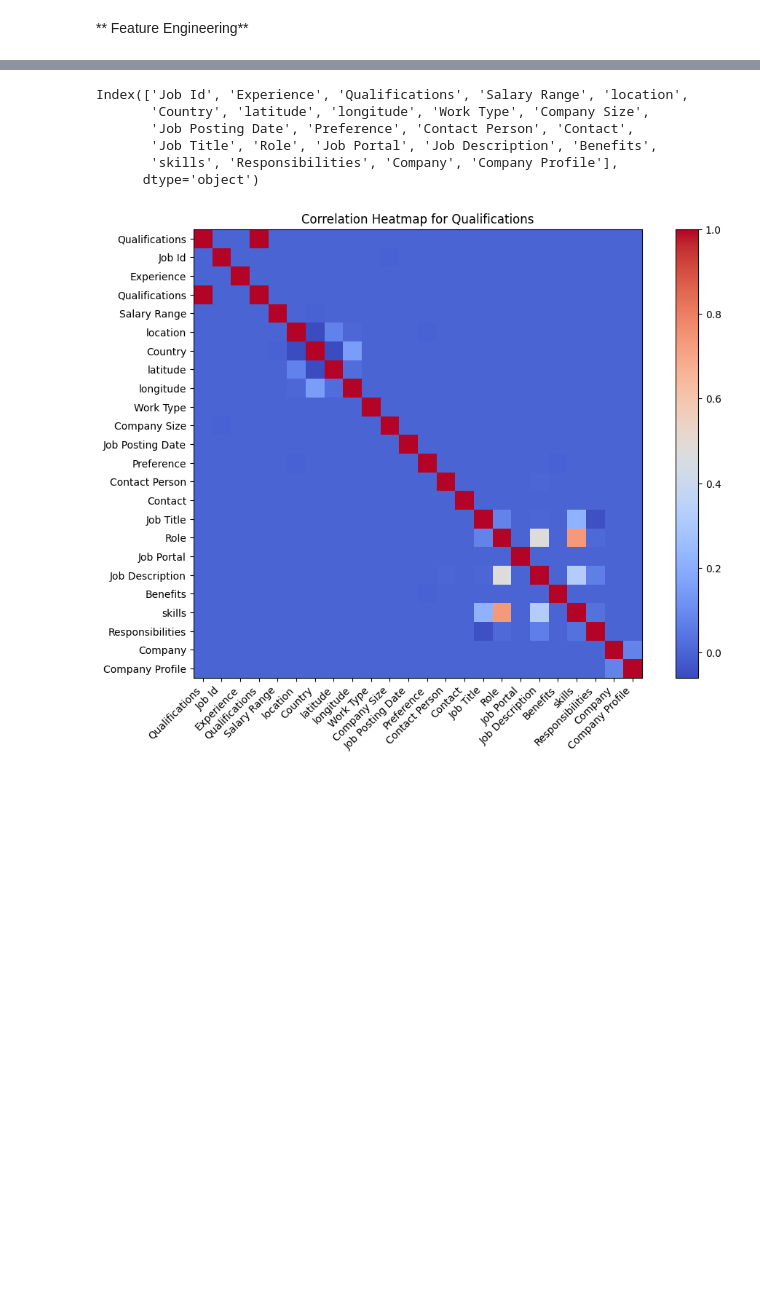
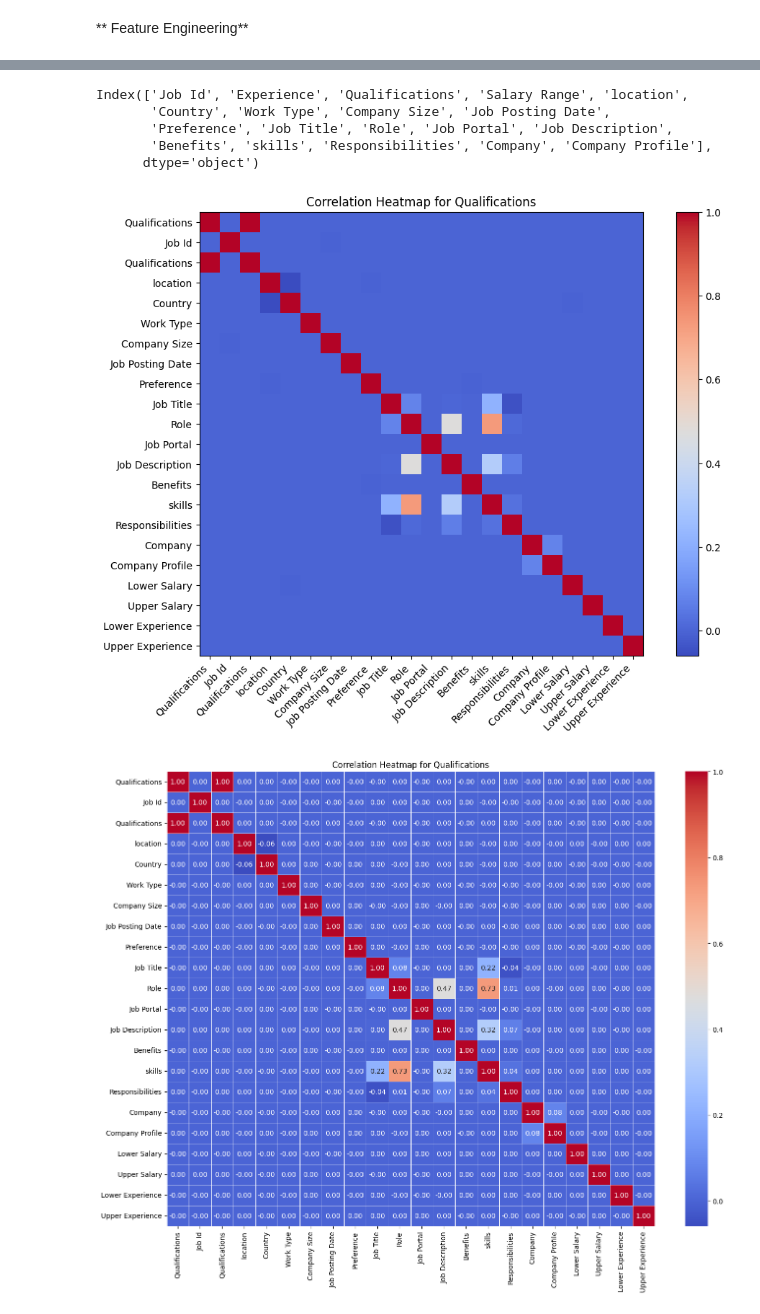
Before and after one commit to musiur/preprocess_salary_dataset, a Jupyter notebook: data-cleaning-salary-prediction.ipynb, the cells around one changed output, grey strips where cells are left out. Saved outputs shown, nothing was run; the diff lists cells and outputs as text; code cells hidden in the pictures; blank space fills up the shorter version.

```diff
--- a/data-cleaning-salary-prediction.ipynb
+++ b/data-cleaning-salary-prediction.ipynb
@@ -7,6 +7,27 @@ import pandas as pd
 df = pd.read_csv('job_descriptions.csv', engine="python", on_bad_lines='warn')
 
 # Print the column names to check if 'description' exists and if not what the correct name is
+
+df = df.drop(columns=['latitude', 'longitude', 'Contact', 'Contact Person'])
+
+# Extracting lower and upper bounds from the 'Salary Range' column
+df[['Lower Salary', 'Upper Salary']] = df['Salary Range'].str.extract(r'\$(\d+)(?:K)?-\s*\$(\d+)(?:K)?')
+
+# Convert extracted values to numeric and multiply by 1000 if they are in thousands
+df['Lower Salary'] = pd.to_numeric(df['Lower Salary']) * 1000
+df['Upper Salary'] = pd.to_numeric(df['Upper Salary']) * 1000
+
+# Dropping the original 'Salary Range' column if no longer needed
+df = df.drop(columns=['Salary Range'])
+
+df[['Lower Experience', 'Upper Experience']] = df['Experience'].str.extract(r'(\d+)\s*to\s*(\d+)\s*Years')
+
+# Convert extracted values to numeric
+df['Lower Experience'] = pd.to_numeric(df['Lower Experience'])
+df['Upper Experience'] = pd.to_numeric(df['Upper Experience'])
+
+# Dropping the original 'Experience' column if no longer needed
+df = df.drop(columns=['Experience'])
 print(df.columns)
 
 # Assuming the column is named 'job_description' based on the provided global variables
@@ -392,30 +424,36 @@ plt.show()
 df.columns
 # %% [output]
 Index(['Job Id', 'Experience', 'Qualifications', 'Salary Range', 'location',
-       'Country', 'latitude', 'longitude', 'Work Type', 'Company Size',
-       'Job Posting Date', 'Preference', 'Contact Person', 'Contact',
-       'Job Title', 'Role', 'Job Portal', 'Job Description', 'Benefits',
-       'skills', 'Responsibilities', 'Company', 'Company Profile'],
+       'Country', 'Work Type', 'Company Size', 'Job Posting Date',
+       'Preference', 'Job Title', 'Role', 'Job Portal', 'Job Description',
+       'Benefits', 'skills', 'Responsibilities', 'Company', 'Company Profile'],
       dtype='object')
 # %%
-# prompt: find co relation for Qualifications and make heatmap using pyplot
-
-# Assuming 'Qualifications' is a column in your DataFrame 'df'
-# and you want to find the correlation between 'Qualifications' and other numerical features.
+# Correlation between 'Qualifications' and other numerical features.
 
 # Select the numerical features you want to analyze the correlation with 'Qualifications'
 numerical_features = df.select_dtypes(include=['number']).columns
 
 # Calculate the correlation matrix for 'Qualifications' and other numerical features
 correlation_matrix = df[['Qualifications'] + list(numerical_features)].corr()
 
 # Create a heatmap using matplotlib.pyplot
 plt.figure(figsize=(12, 8))
 plt.imshow(correlation_matrix, cmap='coolwarm', interpolation='nearest')
 plt.colorbar()
 plt.xticks(range(len(correlation_matrix.columns)), correlation_matrix.columns, rotation=45, ha='right')
 plt.yticks(range(len(correlation_matrix.columns)), correlation_matrix.columns)
 plt.title('Correlation Heatmap for Qualifications')
 plt.show()
+
+
+
+# using sns
+# Adjusting the heatmap for better readability
+plt.figure(figsize=(16, 12))  # Increase figure size
+sns.heatmap(correlation_matrix, annot=True, cmap='coolwarm', fmt=".2f", linewidths=0.5, annot_kws={"size": 10})  # Adjust font size for annotations
+plt.title('Correlation Heatmap for Qualifications')
+plt.show()
 # %% [output]
-[figure, old version]
+[figure, new version]
+[figure, added]
```
Also changed, not shown: parts of 35 cells of this notebook.
